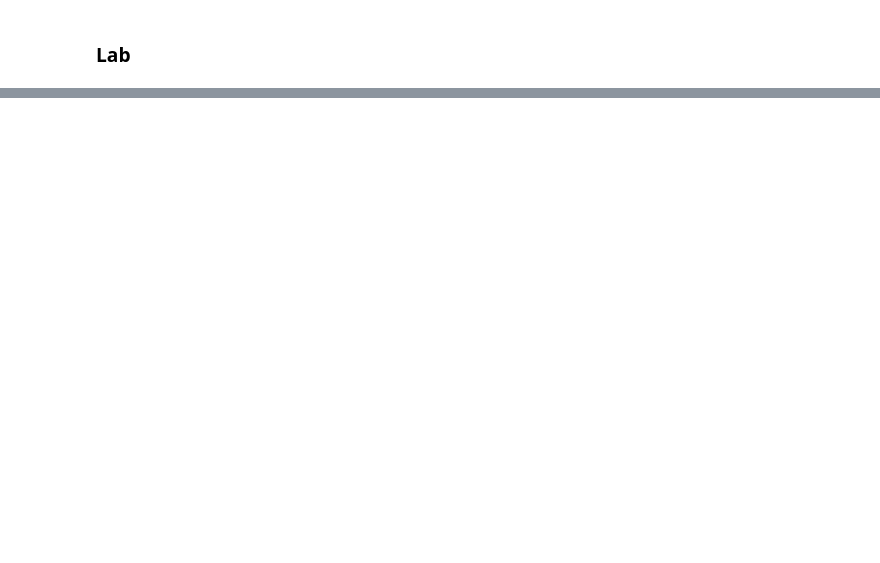
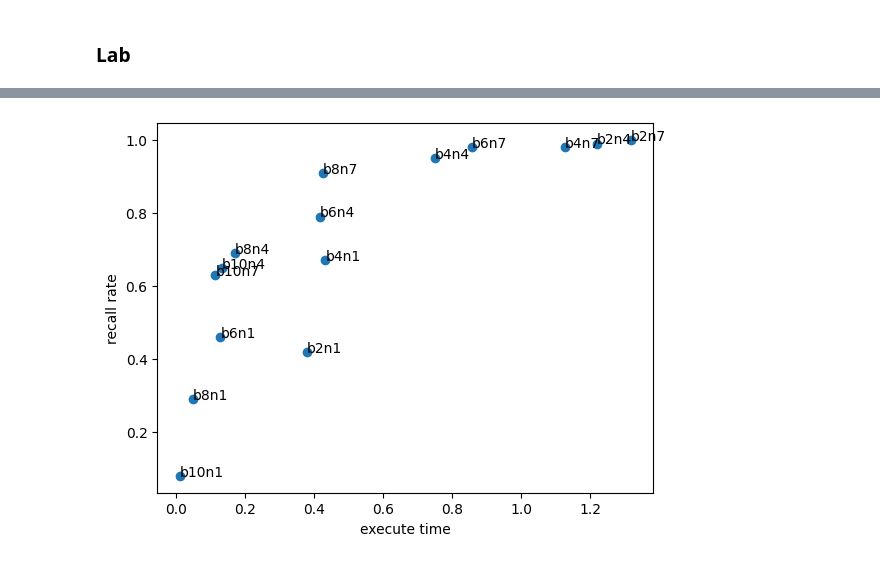
Before and after one commit to tang-hi/vsHero, a Jupyter notebook: ann/lsh.ipynb, the cells around one changed output, grey strips where cells are left out. Drawn from its saved outputs; the diff is of its cells as text; code cells hidden in the pictures; blank space fills up the shorter version.

```diff
--- a/ann/lsh.ipynb
+++ b/ann/lsh.ipynb
@@ -111,3 +113,23 @@ Hash2(Q) = 001
 我们分别会去和Bucket1以及Bucket5中的向量计算向量距离，然后返回距离最近的两个。
 # %% [markdown]
 ### Lab
+# %%
+import numpy as np
+
+"""
+Utils for read database
+"""
+def read_fvecs(file: str) -> np.ndarray:
+    fv = np.fromfile(file, dtype=np.float32)
+    if fv.size == 0:
+        return np.zeros((0, 0))
+    dim = fv.view(np.int32)[0]
+    return fv.reshape(-1, dim + 1)[:, 1:].copy().view('float32')
+
+
+def read_ivecs(file: str) -> np.ndarray:
+    ground_truth = np.fromfile(file, dtype=np.int32)
+    if ground_truth.size == 0:
+        return ground_truth.zeros((0, 0))
+    d = ground_truth[0]
+    return ground_truth.reshape(-1, d+1)[:, 1:].copy().view('int32')
@@ -113,0 +280,13 @@ Hash2(Q) = 001
+# %%
+import matplotlib.pyplot as plt
+
+# 绘制折线图
+plt.scatter(times, recalls)
+for i, txt in enumerate(names):
+    plt.annotate(txt, (times[i], recalls[i]))
+plt.xlabel("execute time")
+plt.ylabel("recall rate")
+# 显示图形
+plt.show()
+# %% [output]
+[figure, added]
```
Also changed, not shown: parts of 3 cells of this notebook.
